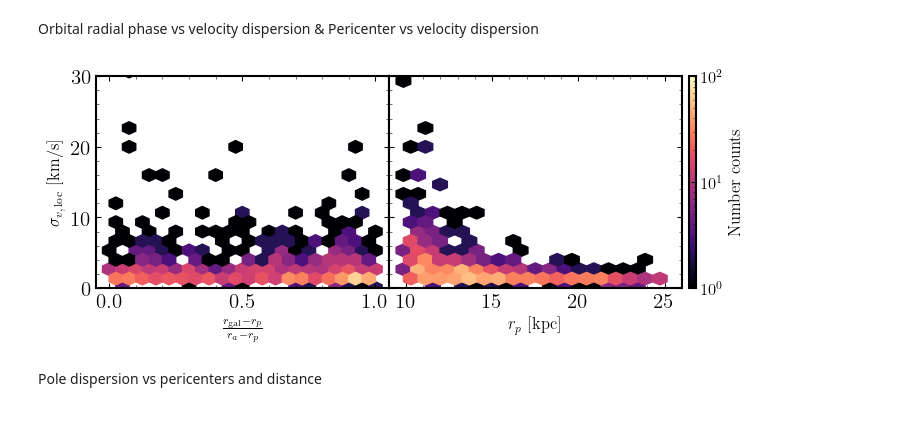
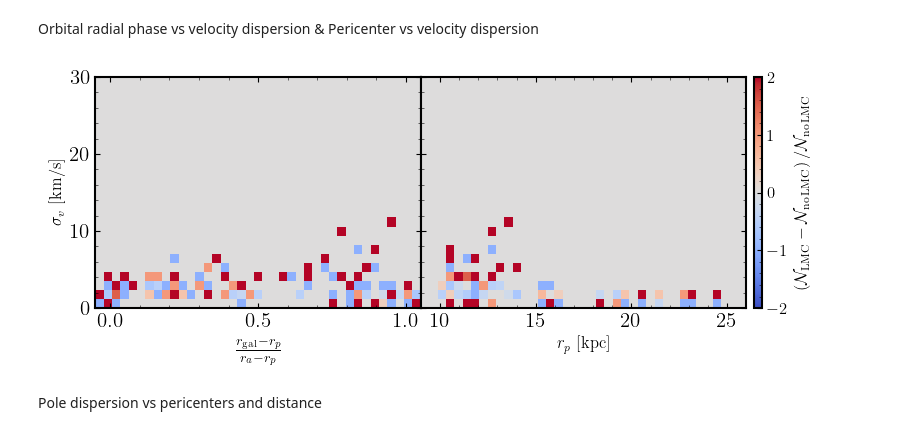
Before and after one commit to dc-broo3/oceanus, a Jupyter notebook: analysis/visualisation.ipynb, the cells around one changed output. Cells and saved outputs as stored; diff of their text form; code cells hidden in the pictures.

```diff
--- a/analysis/visualisation.ipynb
+++ b/analysis/visualisation.ipynb
@@ -82,0 +40,18 @@ Code to add lengths, widths & median psis to hdf5 files
+# %%
+def lons_lats(pos, vel):
+    prog = gd.PhaseSpacePosition(pos[0] * u.kpc, vel[0] * u.km / u.s)
+    stream = gd.PhaseSpacePosition(pos[1:].T * u.kpc, vel[1:].T * u.km / u.s)
+    R1 = Rotation.from_euler("z", -prog.spherical.lon.degree, degrees=True)
+    R2 = Rotation.from_euler("y", prog.spherical.lat.degree, degrees=True)
+    R_prog0 = R2.as_matrix() @ R1.as_matrix()
+
+    new_vxyz = R_prog0 @ prog.v_xyz
+    v_angle = np.arctan2(new_vxyz[2], new_vxyz[1])
+    R3 = Rotation.from_euler("x", -v_angle.to_value(u.degree), degrees=True)
+    R = (R3 * R2 * R1).as_matrix()
+
+    stream_rot = gd.PhaseSpacePosition(stream.data.transform(R))
+    stream_sph = stream_rot.spherical
+    lon = stream_sph.lon.wrap_at(180*u.deg).degree
+    lat = stream_sph.lat.degree
+    return lon, lat
@@ -744,7 +614,7 @@ Lzs = []
 path = '/mnt/ceph/users/rbrooks/oceanus/analysis/stream-runs/combined-files/'
 potential = 'Full-MWhalo-MWdisc-LMC.hdf5'
 
-Nstreams = 1024
+Nstreams = 128
 for i in range(Nstreams):
     data_path = pathlib.Path(path) / potential
     with h5py.File(data_path,'r') as file:
@@ -774,6 +644,18 @@ for i in range(Nstreams):
         energy.append(np.nanmedian(np.array(file['stream_{}'.format(i)]['energies'])[-1]))
         Ls.append(np.nanmedian(np.array(file['stream_{}'.format(i)]['L'])[-1]))
         Lzs.append(np.nanmedian(np.array(file['stream_{}'.format(i)]['Lz'])[-1]))
+# %%
+loc_veldis_joint = np.array([loc_veldis, loc_veldis_0])
+rgal_joint = np.array([rgal,rgal_0])
+peris_joint = np.array([peris, peris_0])
+apos_joint = np.array([apos, apos_0])
+widths_joint = np.array([widths, widths_0])
+lengths_joint = np.array([lengths, lengths_0])
+av_lon_joint  = np.array([av_lon, av_lon_0])
+av_lat_joint  = np.array([av_lat, av_lat_0])
+lmc_sep_joint  = np.array([lmc_sep, lmc_sep_0])
+pole_b_dis_joint  = np.array([pole_b_dis, pole_b_dis_0])
+pole_l_dis_joint  = np.array([pole_l_dis, pole_l_dis_0])
 # %% [markdown]
 Histogram of poles
 # %%
@@ -878,9 +771,9 @@ def radialphase_peris_veldis(galdist, pericenters, apocenters, sigmavs, mass,plo
     if savefig==True:
         plt.savefig('/mnt/ceph/users/rbrooks/oceanus/analysis/figures/{}'.format(plotname + '_' + potential))
 # %%
-radialphase_peris_veldis(rgal, peris, apos, loc_veldis, masses, 'radialphase_peris_veldis', pot, False)
+RELHIST_radialphase_peris_veldis(rgal_joint, peris_joint, apos_joint, loc_veldis_joint, 'radialphase_peris_veldis', pot, False)
 # %% [output]
-[figure, old version]
+[figure, new version]
 # %% [markdown]
 Pole dispersion vs pericenters and distance
 # %%
```
Also changed, not shown: parts of 32 cells of this notebook, 17 other files.
